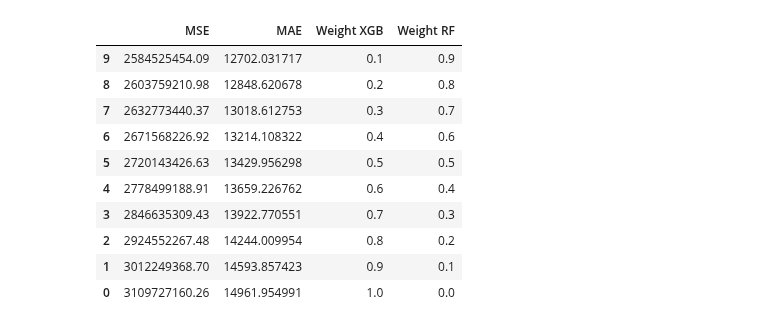
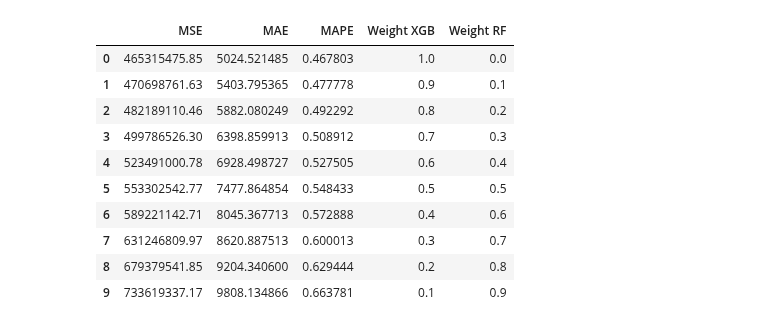
Before and after one commit to cryptogazzetta/Arte, a Jupyter notebook: analysis/catalogo_hyperparameter_tuning.ipynb, the cells around one changed output. Drawn from its saved outputs; the diff is of its cells as text; code cells hidden in the pictures.

```diff
--- a/analysis/catalogo_hyperparameter_tuning.ipynb
+++ b/analysis/catalogo_hyperparameter_tuning.ipynb
@@ -146,8 +171,8 @@ pintura 4744
 # lots = lots[lots['Medium_type'] == 'pintura']
 # %%
 ## GET DF TO MODEL
+lots = lots[['Artist', 'Width (cm)', 'Height (cm)', 'Year of sale', 'Price (BRL)', 'Medium_type']]
 X_train, X_test, y_train, y_test = models_utils.get_df_to_model(lots)
 
 feature_names = X_train.columns
-tscv = TimeSeriesSplit(n_splits=3)
 # %% [output]
@@ -157,10 +182,10 @@ model features: 19
 # Random Forest
 rf = RandomForestRegressor()
 rf_params = {
-    'max_depth': np.arange(10, 510, step=50),
-    'n_estimators': np.arange(60, 80, step=5),
-    'min_samples_leaf': np.arange(1, 3, step=1),
-    'min_samples_split': np.arange(1, 3, step=1)
+    'n_estimators': np.arange(10, 110, step=20),
+     'max_depth': np.arange(2, 10, step=1),
+     'min_samples_split': np.arange(2, 10, step=1),
+     'min_samples_leaf': np.arange(2, 10, step=1),
 }
 
 rf_model, rf_train_sizes, rf_train_scores, rf_test_scores = perform_search(rf, rf_params, X_train, y_train, X_test, y_test, search_type='random')
@@ -212,7 +250,10 @@ MAE: 12614.864011150174
 # XGBoost
 xgb = XGBRegressor()
 xgb_params = {
-    'learning_rate': [0.2, 0.3, 0.4, 0.5]
+    'learning_rate': [0.2, 0.3, 0.4, 0.5],
+    'max_depth': np.arange(2, 10, step=1),
+    'min_child_weight': np.arange(2, 10, step=1),
+    'gamma': np.arange(0, 10, step=1),
 }
 
 xgb_model, xgb_train_sizes, xgb_train_scores, xgb_test_scores = perform_search(xgb, xgb_params, X_train, y_train, X_test, y_test)
@@ -227,0 +277,14 @@ MAE: 14961.954991480648
+# %%
+# XGBoost: gridsearchcv
+xgb = XGBRegressor()
+xgb_params = {
+    'learning_rate': [0.2, 0.3, 0.4, 0.5],
+    'max_depth': np.arange(2, 10, step=1),
+    'min_child_weight': np.arange(2, 10, step=1),
+    'gamma': np.arange(0, 10, step=1),
+}
+
+xgb_model, xgb_train_sizes, xgb_train_scores, xgb_test_scores = perform_search(xgb, xgb_params, X_train, y_train, X_test, y_test, search_type='grid')
+xgb_feature_importances = xgb_model.feature_importances_
+
+plot_learning_curve(xgb_model, X_train, y_train, cv=tscv)
@@ -228,35 +298,37 @@ MAE: 14961.954991480648
 # %%
 ## ENSEMBLE MODEL
 
 pred_xgb = xgb_model.predict(X_test)
 pred_rf = rf_model.predict(X_test)
 
 weight_rf = 0
-ensemble_df = pd.DataFrame(columns=['MSE', 'MAE', 'Weight XGB', 'Weight RF'])
+ensemble_df = pd.DataFrame(columns=['MSE', 'MAE', 'MAPE', 'Weight XGB', 'Weight RF'])
 for i in range(0,10):
     weight_xgb = 1 - weight_rf
 
     final_pred = (weight_xgb * pred_xgb) + (weight_rf * pred_rf)
 
     ensemble_mse = mean_squared_error(y_test, final_pred)
     ensemble_mae = mean_absolute_error(y_test, final_pred)
+    ensemble_mape = mean_absolute_percentage_error(y_test, final_pred)
 
     # store mse, mae and weights in a dataframe
-    ensemble_df.loc[i] = [f'{ensemble_mse:.2f}', ensemble_mae, weight_xgb, weight_rf]
+    ensemble_df.loc[i] = [f'{ensemble_mse:.2f}', ensemble_mae, ensemble_mape, weight_xgb, weight_rf]
 
     weight_rf += 0.1
 
 
-ensemble_df.sort_values(by='MSE')
+ensemble_df.sort_values(by='MAPE', ascending=True, inplace=True)
+ensemble_df
 # %% [output]
-|  | MSE | MAE | Weight XGB | Weight RF |
-| 9 | 2584525454.09 | 12702.031717 | 0.1 | 0.9 |
-| 8 | 2603759210.98 | 12848.620678 | 0.2 | 0.8 |
-| 7 | 2632773440.37 | 13018.612753 | 0.3 | 0.7 |
-| 6 | 2671568226.92 | 13214.108322 | 0.4 | 0.6 |
-| 5 | 2720143426.63 | 13429.956298 | 0.5 | 0.5 |
-| 4 | 2778499188.91 | 13659.226762 | 0.6 | 0.4 |
-| 3 | 2846635309.43 | 13922.770551 | 0.7 | 0.3 |
-| 2 | 2924552267.48 | 14244.009954 | 0.8 | 0.2 |
-| 1 | 3012249368.70 | 14593.857423 | 0.9 | 0.1 |
-| 0 | 3109727160.26 | 14961.954991 | 1.0 | 0.0 |
+|  | MSE | MAE | MAPE | Weight XGB | Weight RF |
+| 0 | 465315475.85 | 5024.521485 | 0.467803 | 1.0 | 0.0 |
+| 1 | 470698761.63 | 5403.795365 | 0.477778 | 0.9 | 0.1 |
+| 2 | 482189110.46 | 5882.080249 | 0.492292 | 0.8 | 0.2 |
+| 3 | 499786526.30 | 6398.859913 | 0.508912 | 0.7 | 0.3 |
+| 4 | 523491000.78 | 6928.498727 | 0.527505 | 0.6 | 0.4 |
+| 5 | 553302542.77 | 7477.864854 | 0.548433 | 0.5 | 0.5 |
+| 6 | 589221142.71 | 8045.367713 | 0.572888 | 0.4 | 0.6 |
+| 7 | 631246809.97 | 8620.887513 | 0.600013 | 0.3 | 0.7 |
+| 8 | 679379541.85 | 9204.340600 | 0.629444 | 0.2 | 0.8 |
+| 9 | 733619337.17 | 9808.134866 | 0.663781 | 0.1 | 0.9 |
```
Also changed, not shown: parts of 15 cells of this notebook, 7 other files.
